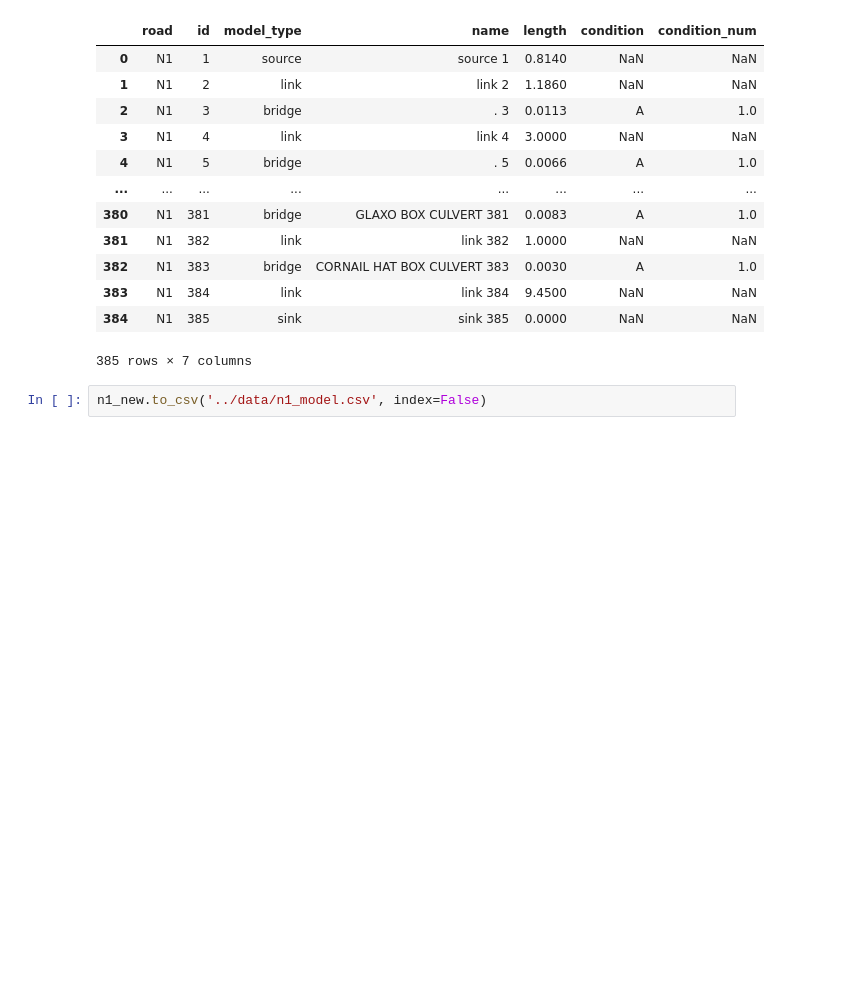
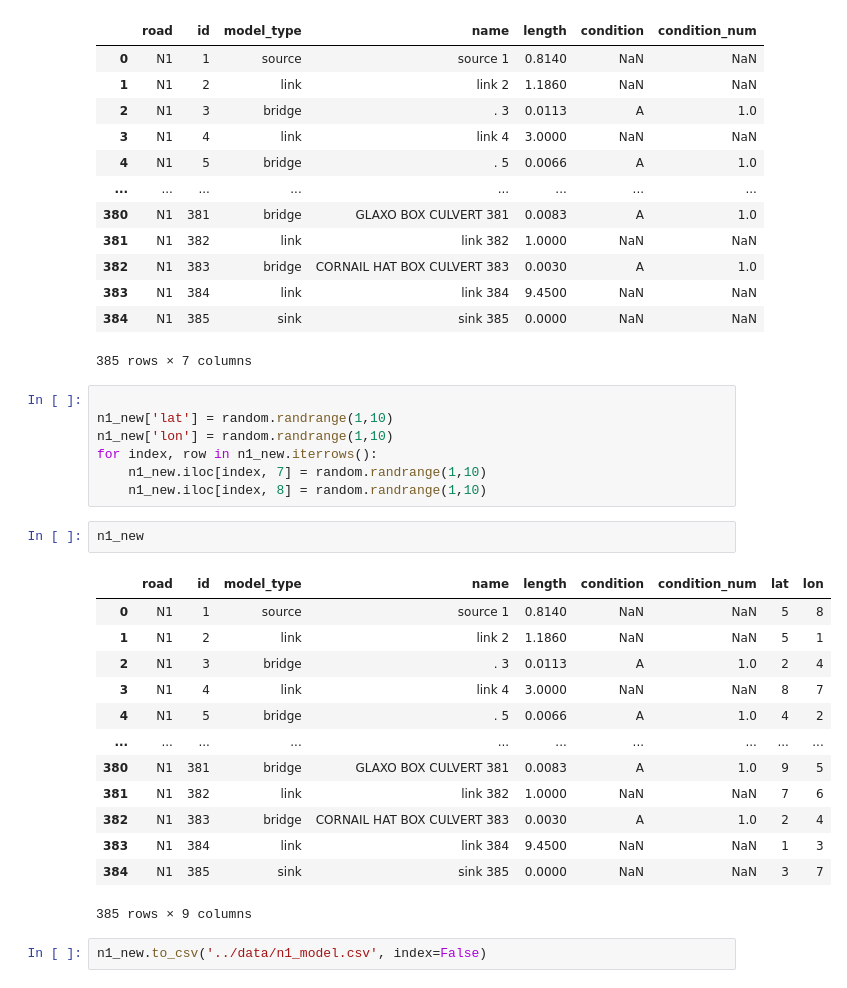
Before and after one commit to Anne-JS/advanced_simulation, a Jupyter notebook: EPA133a-G02-A2/model/Sven_doet_dingen.ipynb, the cells around one changed output. Drawn from its saved outputs; the diff is of its cells as text; blank space fills up the shorter version.

```diff
--- a/EPA133a-G02-A2/model/Sven_doet_dingen.ipynb
+++ b/EPA133a-G02-A2/model/Sven_doet_dingen.ipynb
@@ -298,5 +300,28 @@ n1_new
 | 383 | N1 | 384 | link | link 384 | 9.4500 | NaN | NaN |
 | 384 | N1 | 385 | sink | sink 385 | 0.0000 | NaN | NaN |
 385 rows × 7 columns
+# %%
+
+n1_new['lat'] = random.randrange(1,10)
+n1_new['lon'] = random.randrange(1,10)
+for index, row in n1_new.iterrows():
+    n1_new.iloc[index, 7] = random.randrange(1,10)
+    n1_new.iloc[index, 8] = random.randrange(1,10)
+# %%
+n1_new
+# %% [output]
+|  | road | id | model_type | name | length | condition | condition_num | lat | lon |
+| 0 | N1 | 1 | source | source 1 | 0.8140 | NaN | NaN | 5 | 8 |
+| 1 | N1 | 2 | link | link 2 | 1.1860 | NaN | NaN | 5 | 1 |
+| 2 | N1 | 3 | bridge | . 3 | 0.0113 | A | 1.0 | 2 | 4 |
+| 3 | N1 | 4 | link | link 4 | 3.0000 | NaN | NaN | 8 | 7 |
+| 4 | N1 | 5 | bridge | . 5 | 0.0066 | A | 1.0 | 4 | 2 |
+| ... | ... | ... | ... | ... | ... | ... | ... | ... | ... |
+| 380 | N1 | 381 | bridge | GLAXO BOX CULVERT 381 | 0.0083 | A | 1.0 | 9 | 5 |
+| 381 | N1 | 382 | link | link 382 | 1.0000 | NaN | NaN | 7 | 6 |
+| 382 | N1 | 383 | bridge | CORNAIL HAT BOX CULVERT 383 | 0.0030 | A | 1.0 | 2 | 4 |
+| 383 | N1 | 384 | link | link 384 | 9.4500 | NaN | NaN | 1 | 3 |
+| 384 | N1 | 385 | sink | sink 385 | 0.0000 | NaN | NaN | 3 | 7 |
+385 rows × 9 columns
 # %%
 n1_new.to_csv('../data/n1_model.csv', index=False)
```
Also changed, not shown: parts of 1 cell of this notebook, 1 other file.
